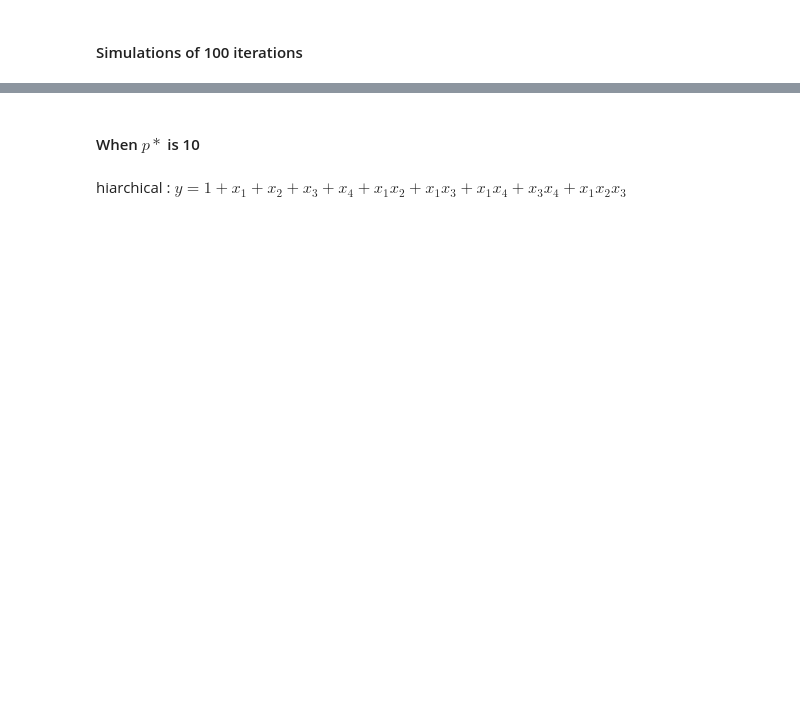
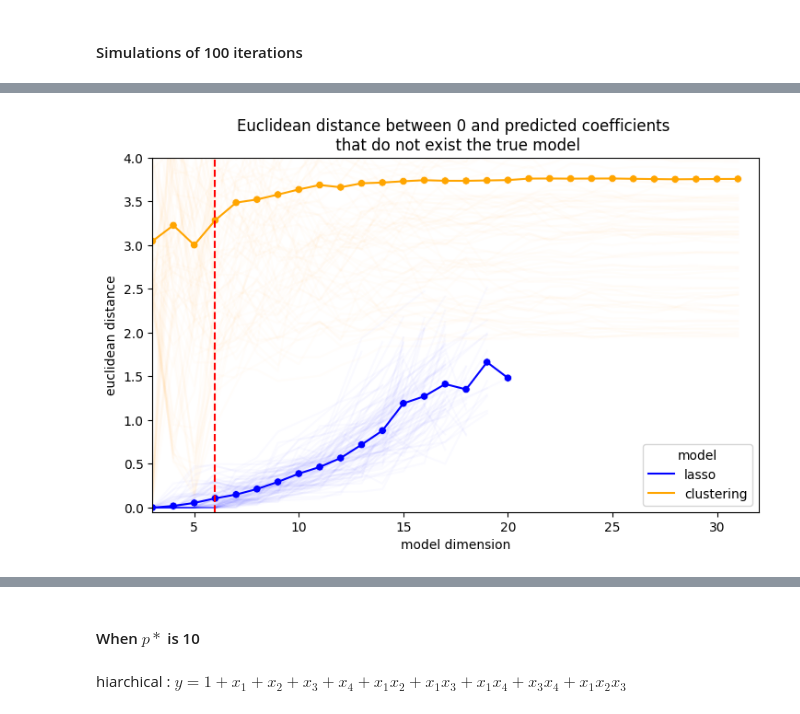
Before and after one commit to leeparkuky/barcode, a Jupyter notebook: chapter_2_simulation/lasso_clustering_simulation.ipynb, the cells around one changed output, grey strips where cells are left out. Cells and saved outputs as stored; diff of their text form; code cells hidden in the pictures; blank space fills up the shorter version.

```diff
--- a/chapter_2_simulation/lasso_clustering_simulation.ipynb
+++ b/chapter_2_simulation/lasso_clustering_simulation.ipynb
@@ -719,0 +778,18 @@ for i, result in enumerate(results):
+# %%
+fig, ax = plt.subplots(1, 1, figsize = (8.5, 5))
+y_var = 'd(true, prediction) where true coefficients are 0'
+
+for i in range(100):
+    sns.lineplot(data = final_result.loc[final_result.iteration.eq(i)&final_result.model.eq("clustering")], x = x_var, y = y_var, color = 'orange', alpha = .02, ax = ax)
+    sns.lineplot(data = final_result.loc[final_result.iteration.eq(i)&final_result.model.eq("lasso")], x = x_var, y = y_var, color = 'blue', alpha = .02, ax = ax)
+sns.lineplot(data = final_result_means, x = x_var, y = y_var, hue = 'model', ax = ax,  palette=['blue', 'orange'])
+sns.scatterplot(data = final_result_means, x = x_var, y = y_var, hue = 'model', ax = ax, legend = False,  palette=['blue', 'orange'])
+
+ax.vlines(x = 6, ymin =-.05, ymax =5, color = 'red', linestyles='--')
+ax.set_xlim(3, 32)
+ax.set_ylim(-0.05, 4)
+ax.set_ylabel('euclidean distance')
+ax.set_title('Euclidean distance between 0 and predicted coefficients \n that do not exist the true model')
+fig.savefig('false_euclidean_lasso_cluster_dim_6.png')
+# %% [output]
+[figure, added]
```
Also changed, not shown: parts of 23 cells of this notebook, 15 other files.
